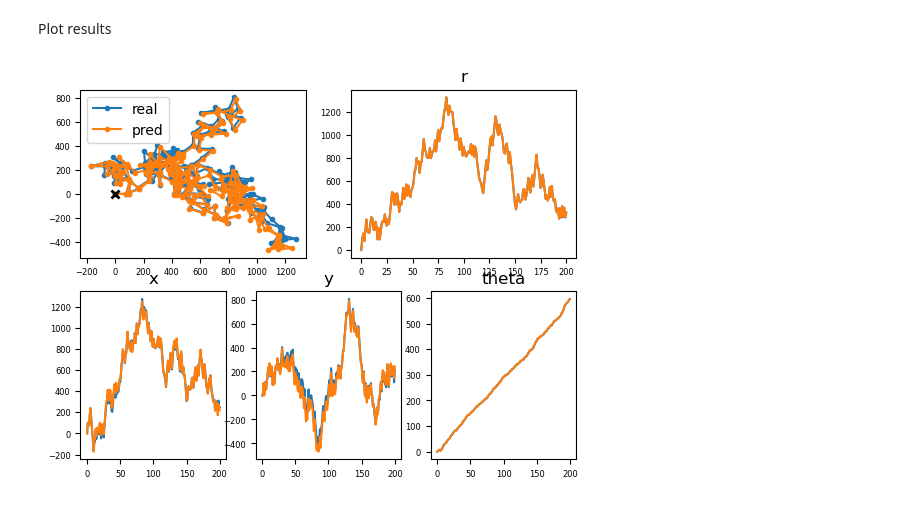
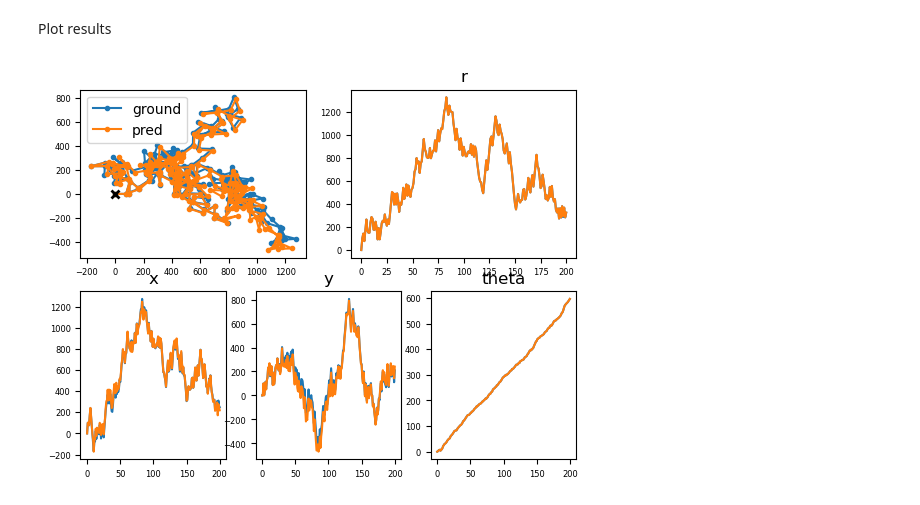
Before and after one commit to edong6768/Extended-Kalman-Filter-in-JAX, a Jupyter notebook: EKF_JAX.ipynb, the cells around one changed output. Saved outputs shown, nothing was run; the diff lists cells and outputs as text; code cells hidden in the pictures.

```diff
--- a/EKF_JAX.ipynb
+++ b/EKF_JAX.ipynb
@@ -110,18 +110,18 @@ preds, Ps = EKF(model, obsvs[1:])
 Plot results
 # %%
 plt.subplot(221),plt.tick_params(labelsize=6)
-plt.plot(*states.T[:2], '.-', label='real')
+plt.plot(*states.T[:2], '.-', label='ground')
 plt.plot(*preds.T[:2], '.-', label='pred')
 plt.plot(*[[0]]*2, 'kx', mew=2)
 plt.legend()
 
 plt.subplot(222), plt.title('r'), plt.tick_params(labelsize=6)
 *map(plt.plot, (obsvs.T[0], (preds.T[0]**2+ preds.T[1]**2)**0.5)),
 
 titles = 'x', 'y', 'theta'
 for n, (title, i, ihat) in enumerate(zip(titles, states.T, preds.T)):
     plt.subplot(234+n), plt.title(title), plt.tick_params(labelsize=6)
     *map(plt.plot, (i, ihat)),
 plt.show()
 # %% [output]
-[figure, old version]
+[figure, new version]
```
Also changed, not shown: 3 other files.
